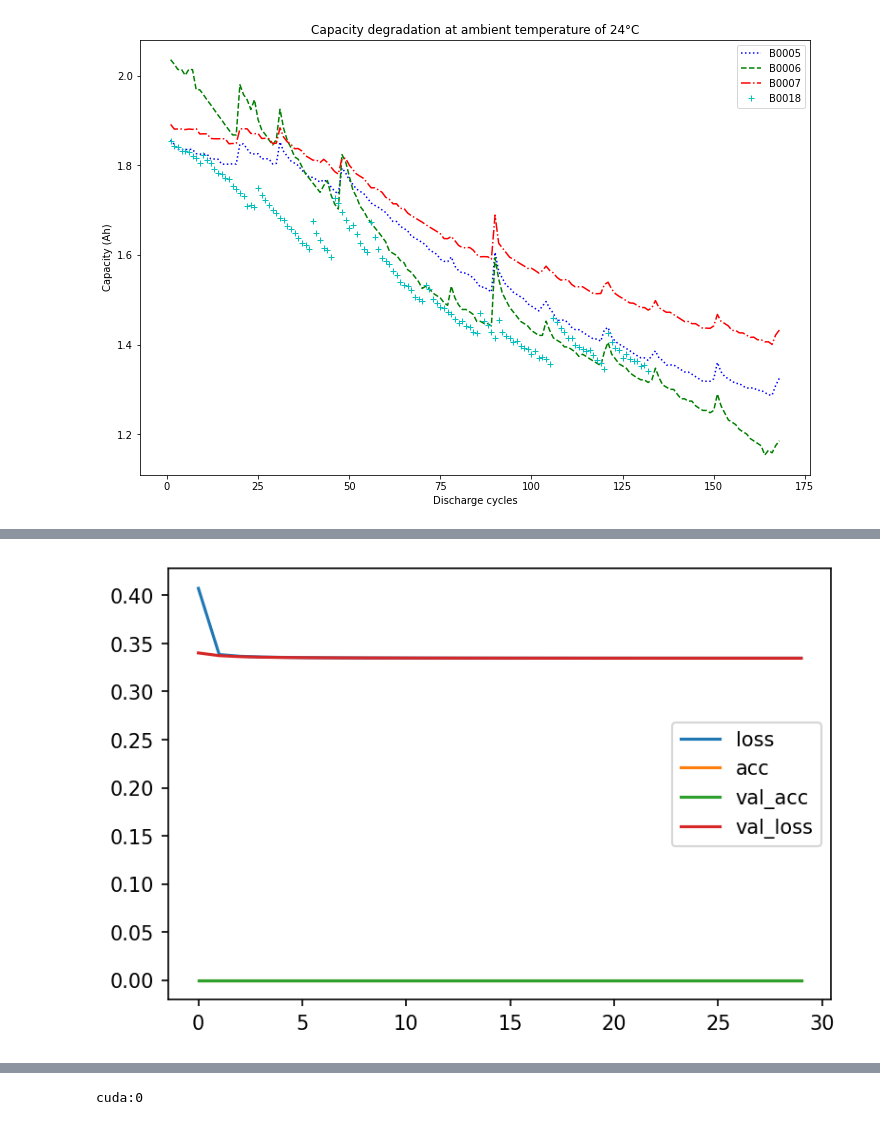
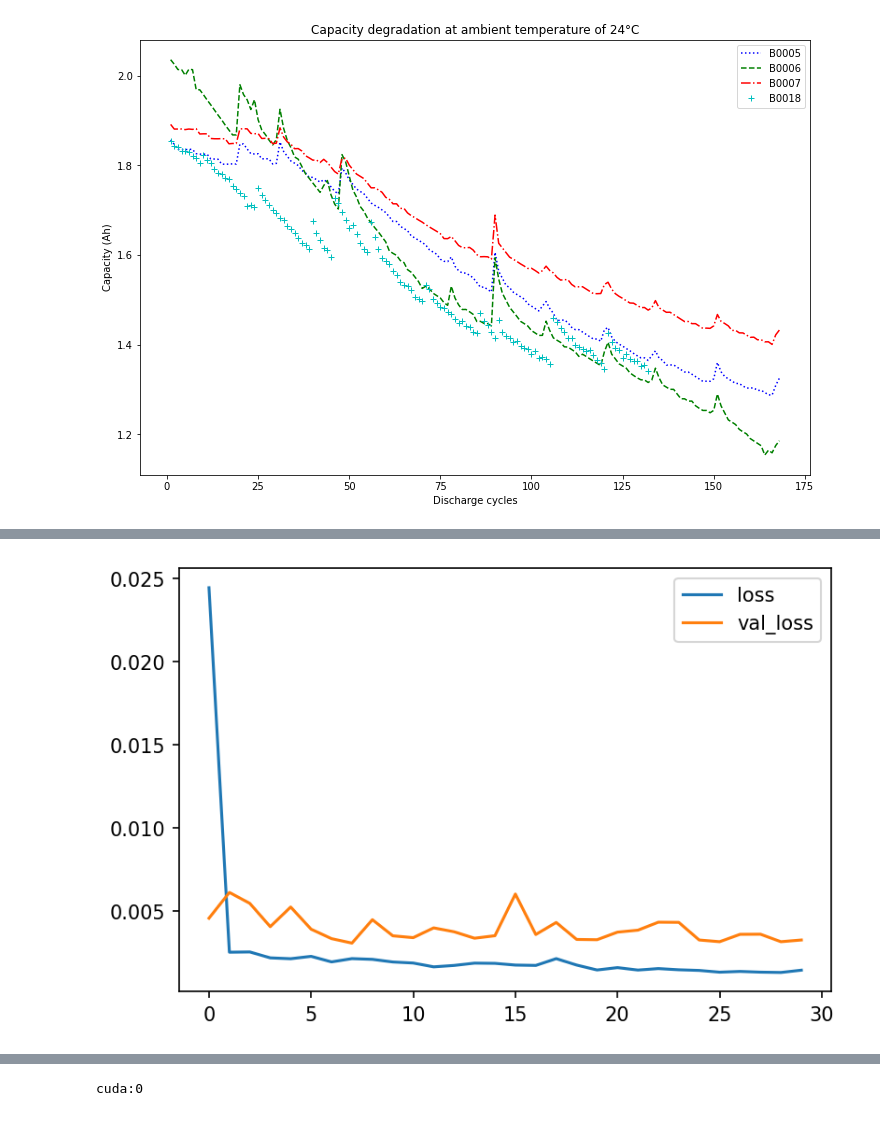
Before and after one commit to CKing111/code_learn, a Jupyter notebook: 电池寿命检测--论文code/src/开发测试-2.ipynb, the cells around one changed output, grey strips where cells are left out. Cells and saved outputs as stored; diff of their text form; code cells hidden in the pictures.

```diff
--- a/电池寿命检测--论文code/src/开发测试-2.ipynb
+++ b/电池寿命检测--论文code/src/开发测试-2.ipynb
@@ -331,0 +281,14 @@ plt.legend()
+# %%
+# 4. 充电电流 v.s. 充电时间 曲线
+name = 'B0005'       #查看的电池号
+time = [0, 50, 100, 150] #查看的充电次数
+color_list = ['b', 'g', 'r', 'c']
+plot_Comparison(samples_name=name, data=charge,
+                list_name=time, color_list=color_list,
+                x_ax='Time', y_ax='Current_measured', unit='A', label='Charging')
+# 5. 放电电压 v.s. 充电时间 曲线
+time_d = [0, 50, 100, 150]     #查看的放电次数
+color_list_d = ['b', 'g', 'r', 'c']
+plot_Comparison(samples_name=name, data=discharge,
+                list_name=time_d, color_list=color_list_d,
+                x_ax='Time', y_ax='Voltage_measured', unit='V',label='Discharging')
@@ -497,49 +556,31 @@ import time
 
 
 
+
 # 单特征训练
 def tain(lr=0.001, feature_size=16, hidden_dim=128, num_layers=2,
          weight_decay=0.0, mode = 'LSTM', EPOCH=1000, seed=0, list_nums=4):
     # Battery_list ： 样本列表
     # Battery      ：【序号，电池容量】
+    score_list, result_list = [], []
+    # 训练数据准备
+    train_x1, train_y1, test_x1, test_y1 = get_train_test(capacity, window_size=feature_size)
 
-
-    score_list, result_list = [], []
-
-    # 训练数据准备
-    test_x2, test_y2, train_x2, train_y2 = [], [], [], []
-    count_train, count_test = 0, 0
-    for i in range(list_nums):
-        name = Battery_list[i]  # 样本列表
-        # 划分数据集
-        if i==0:
-            test_x1, test_y1 = get_train_test(capacity, name, window_size=feature_size)
-            test_size = len(test_x1)
-            print('%s test sample size: {}'.format(test_size)%name,test_x1.shape)
-            if count_test==0:
-                test_x2, test_y2 = test_x1, test_y1
-            else:
-                test_x2, test_y2 = np.r_[test_x2, test_x1], np.r_[test_y2, test_y1]
-            count_test+=1
-
-        else:
-            train_x1, train_y1 = get_train_test(capacity, name, window_size=feature_size)
-            train_size = len(train_x1)
-            print('%s train sample size: {}'.format(train_size)%name,train_x1.shape)
-            if count_train==0:
-                train_x2, train_y2 = train_x1, train_y1
-            else:
-                train_x2, train_y2 = np.r_[train_x2, train_x1], np.r_[train_y2, train_y1]
-            count_train+=1
-    print(train_x2.shape, train_y2.shape, test_x2.shape, test_y2.shape)
-    train_x2, test_x2 = train_x2.reshape(train_x2.shape[0],feature_size,1), test_x2.reshape(test_x2.shape[0],feature_size,1)
+    # 归一化
+    train_x1_, s1 = Fit_transform(train_x1,0,1)  # s1: <class 'sklearn.preprocessing._data.MinMaxScaler'>
+    train_y1_, s2 = Fit_transform(train_y1.reshape(-1,1),0,1)
+    test_x1_,  s3 = Fit_transform(test_x1,0,1)
+    test_y1_,  s4 = Fit_transform(test_y1.reshape(-1,1),0,1)
+    Extremum_matrix = [s1,s2,s3,s4]
+    # 添加维度，编程网络输入三维
+    train_x2, test_x2 = train_x1_.reshape(train_x1_.shape[0],feature_size,1), test_x1_.reshape(test_x1_.shape[0],feature_size,1)
     # shuffle 测试数据（样本后部分）
-    train_x, train_y,_ = shuffle_data(train_x2, train_y2)
-    test_x, test_y,_ = shuffle_data(test_x2, test_y2)
+    train_x, train_y,_ = shuffle_data(train_x2, train_y1_)
+    test_x, test_y,_ = shuffle_data(test_x2, test_y1_)
     print(train_x.shape, train_y.shape, test_x.shape, test_y.shape)
 
-    # 模型配置
-    model,strr = build_model_GRU()
+#     # 模型配置
+    model,strr = build_model_LSTM()
 
 
     checkpoint_save_dir='./test1/'
@@ -567,14 +608,16 @@ def tain(lr=0.001, feature_size=16, hidden_dim=128, num_layers=2,
     print(score_sampling)
     plt.figure(dpi=150)
     plt.plot(hist_sampling.history['loss'], label='loss')
-    plt.plot(hist_sampling.history['acc'], label='acc')
-    plt.plot(hist_sampling.history['val_acc'], label='val_acc')
+#     plt.plot(hist_sampling.history['acc'], label='acc')
+#     plt.plot(hist_sampling.history['val_acc'], label='val_acc')
     plt.plot(hist_sampling.history['val_loss'], label='val_loss')
     plt.legend()
     plt.show()
+    return model, train_x, train_y, test_x, test_y, train_x1, train_y1, test_x1, test_y1, Extremum_matrix
+
 # 0.004 0.018
 
-tain()
+model, train_x, train_y, test_x, test_y, train_x1, train_y1, test_x1, test_y1, Extremum_matrix = tain()
 #         setup_seed(seed)
 #         model = Net(input_size=feature_size, hidden_dim=hidden_dim, num_layers=num_layers, mode=mode)
 #         model = model.to(device)
@@ -599 +642 @@ _________________________________________________________________
-[figure, old version]
+[figure, new version]
```
Also changed, not shown: parts of 17 cells of this notebook.
